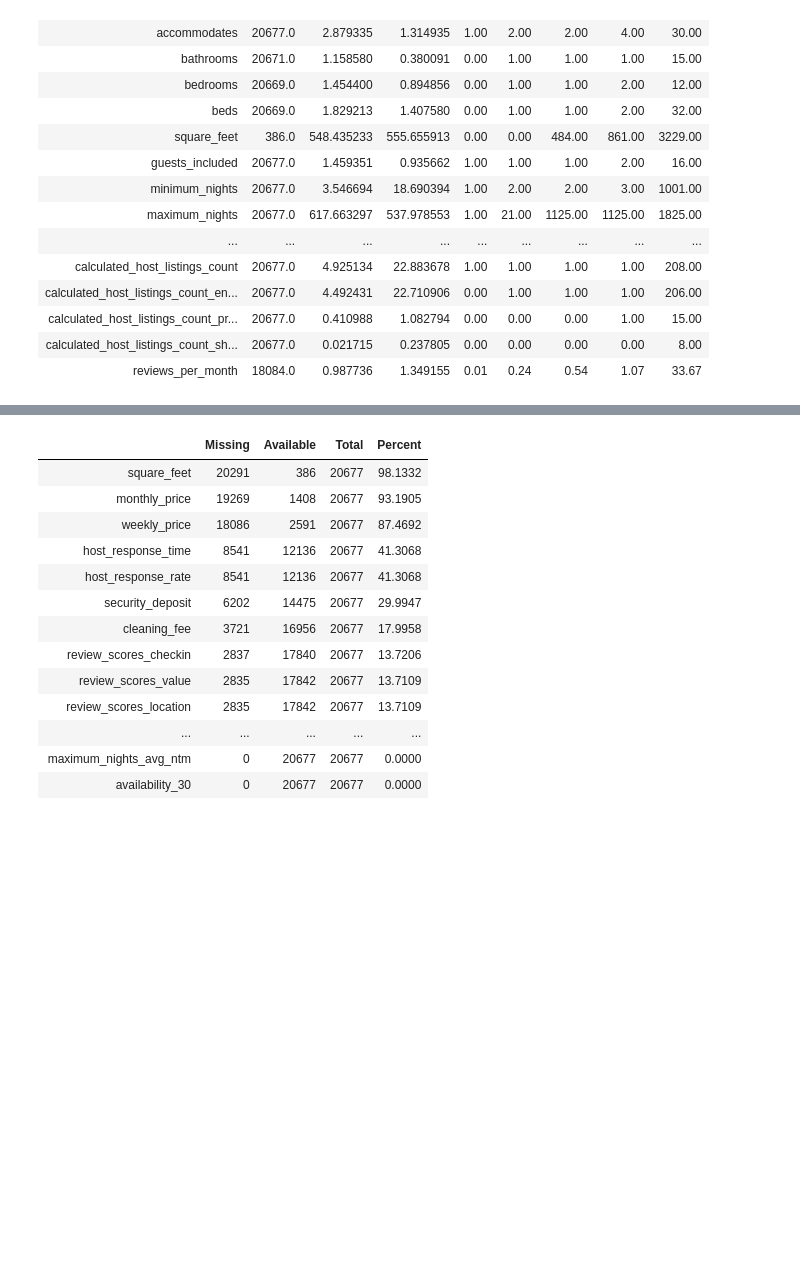
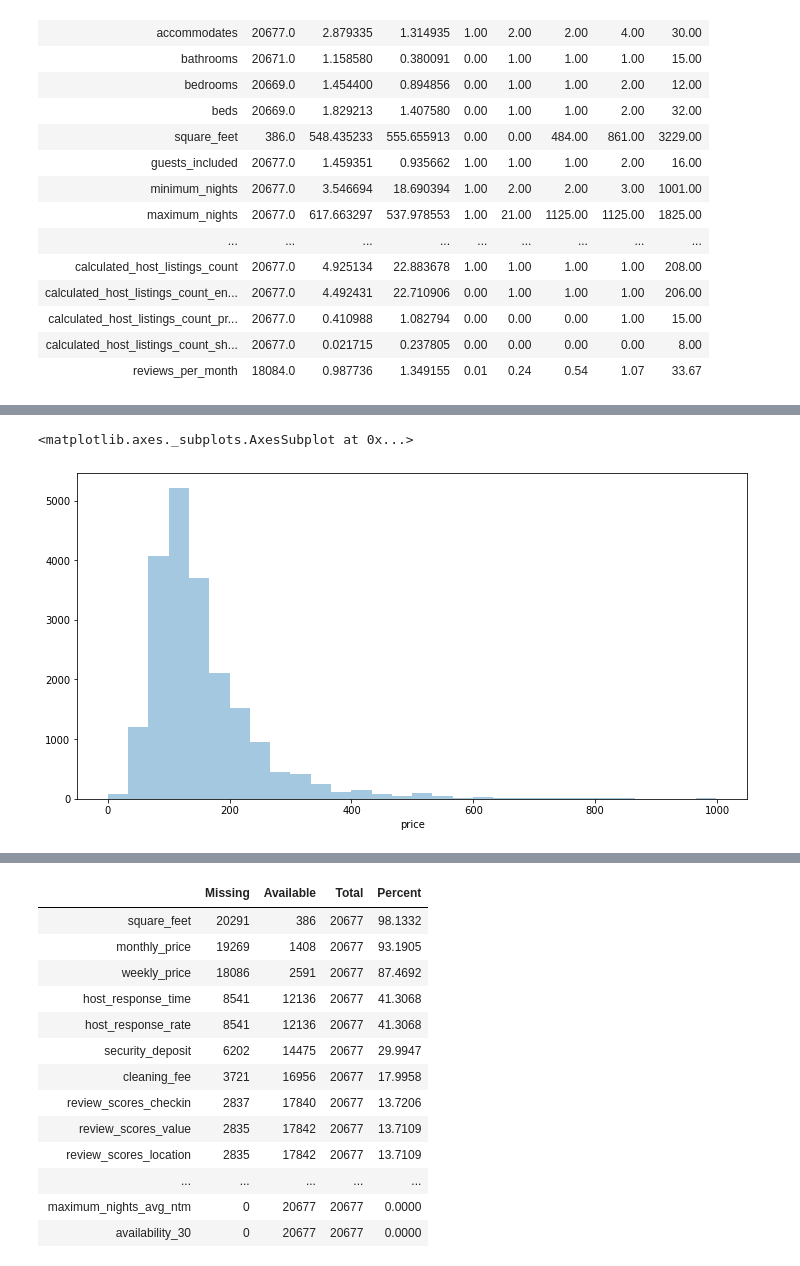
Before and after one commit to siyuan-song/My_projects, a Jupyter notebook: Airbnb.ipynb, the cells around one changed output, grey strips where cells are left out. Saved outputs shown, nothing was run; the diff lists cells and outputs as text; code cells hidden in the pictures; blank space fills up the shorter version.

```diff
--- a/Airbnb.ipynb
+++ b/Airbnb.ipynb
@@ -118,0 +161,7 @@ new_df.describe().transpose()
+# %%
+# Histogram of 'price' that less than 1000
+plt.figure(figsize=(12,6))
+sns.distplot(new_df[new_df['price']<1000]['price'],kde=False,bins=30)
+# %% [output]
+<matplotlib.axes._subplots.AxesSubplot at 0x...>
+[figure, added]
```
Also changed, not shown: parts of 78 cells of this notebook.
